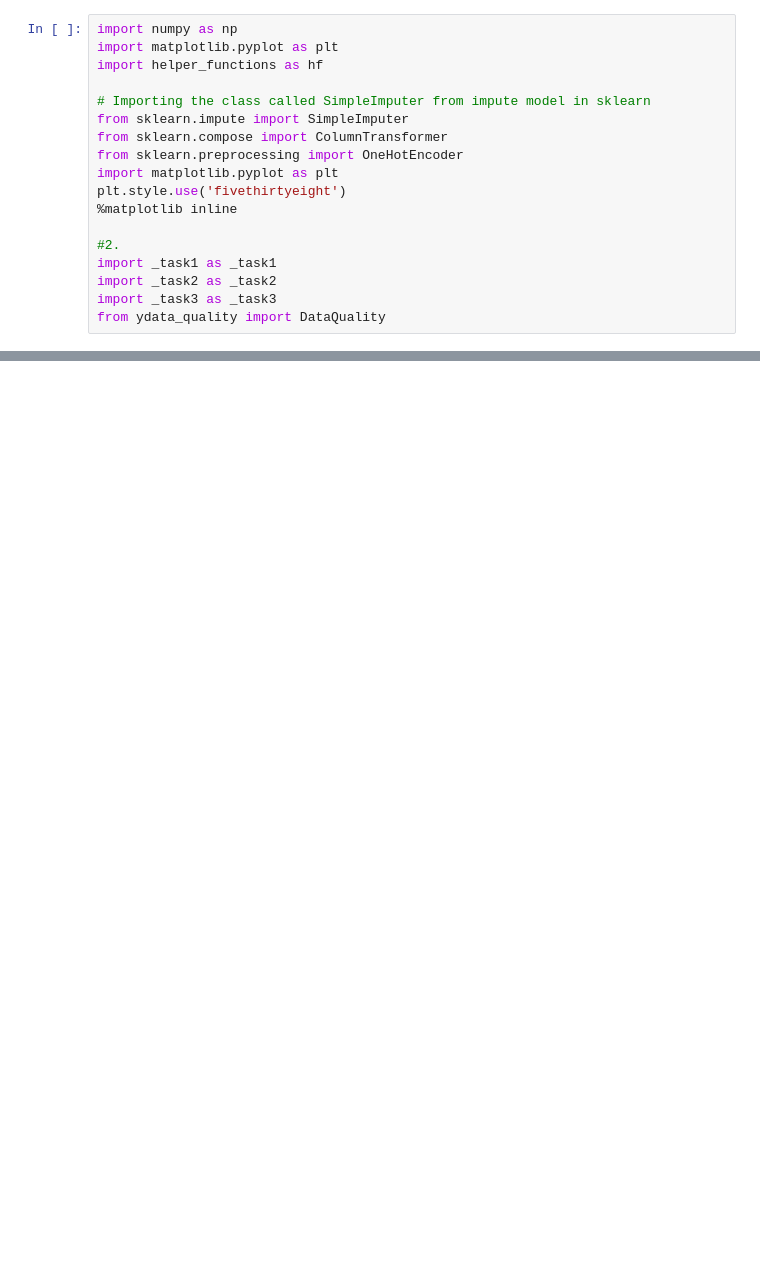
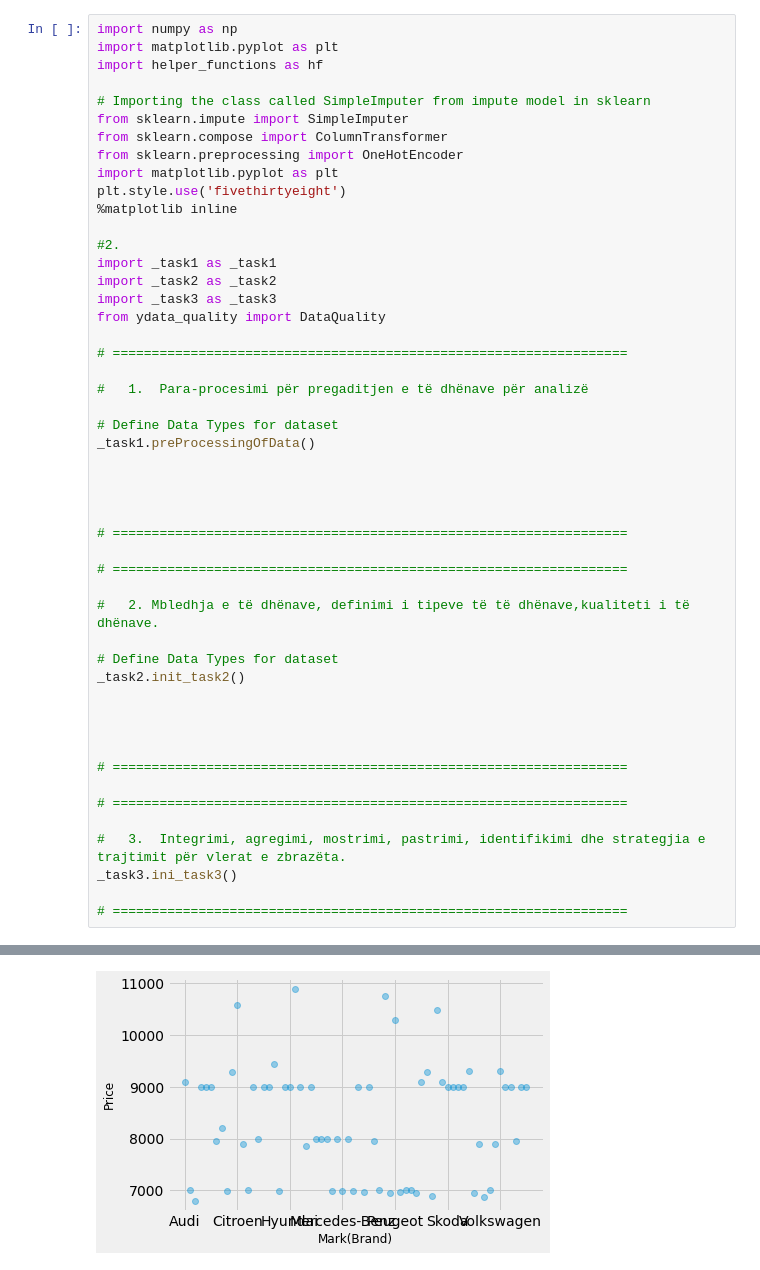
Before and after one commit to vegimik/PVD, a Jupyter notebook: autoscout24_pres.ipynb, the cells around one changed output, grey strips where cells are left out. Saved outputs shown, nothing was run; the diff lists cells and outputs as text; blank space fills up the shorter version.

Commit message:
Added extra way of validating data

```diff
--- a/autoscout24_pres.ipynb
+++ b/autoscout24_pres.ipynb
@@ -16,3 +16,35 @@ import _task1 as _task1
 import _task2 as _task2
 import _task3 as _task3
 from ydata_quality import DataQuality
+
+# ==================================================================
+
+#	1.	Para-procesimi për pregaditjen e të dhënave për analizë
+
+# Define Data Types for dataset
+_task1.preProcessingOfData()
+
+
+
+
+# ==================================================================
+
+# ==================================================================
+
+#	2. Mbledhja e të dhënave, definimi i tipeve të të dhënave,kualiteti i të dhënave.
+
+# Define Data Types for dataset
+_task2.init_task2()
+
+
+
+
+# ==================================================================
+
+# ==================================================================
+
+#	3.	Integrimi, agregimi, mostrimi, pastrimi, identifikimi dhe strategjia e trajtimit për vlerat e zbrazëta.
+_task3.ini_task3()
+
+# ==================================================================
+# %% [output]
@@ -18,0 +68 @@ from ydata_quality import DataQuality
+[figure, added]
```
Also changed, not shown: parts of 4 cells of this notebook, 7 other files.
